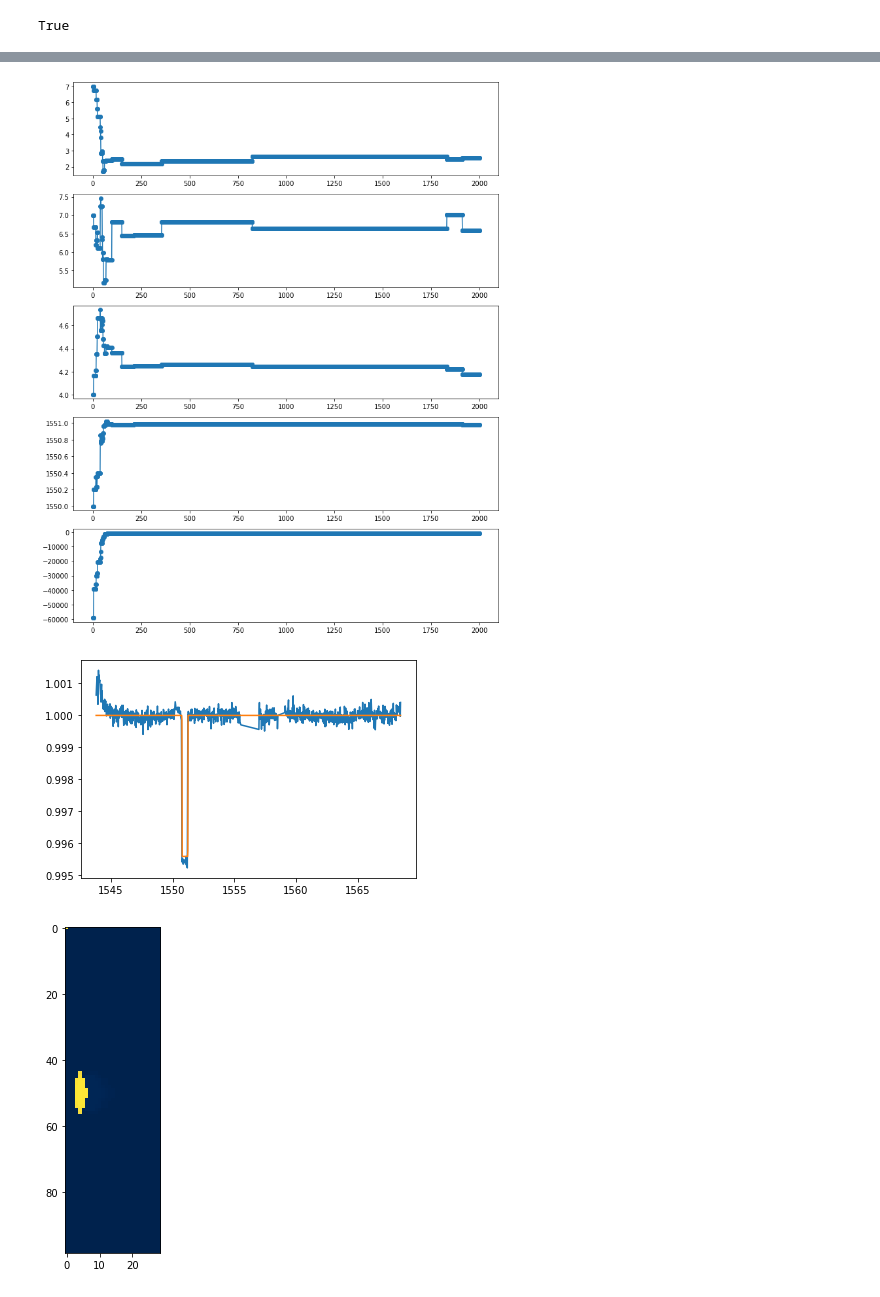
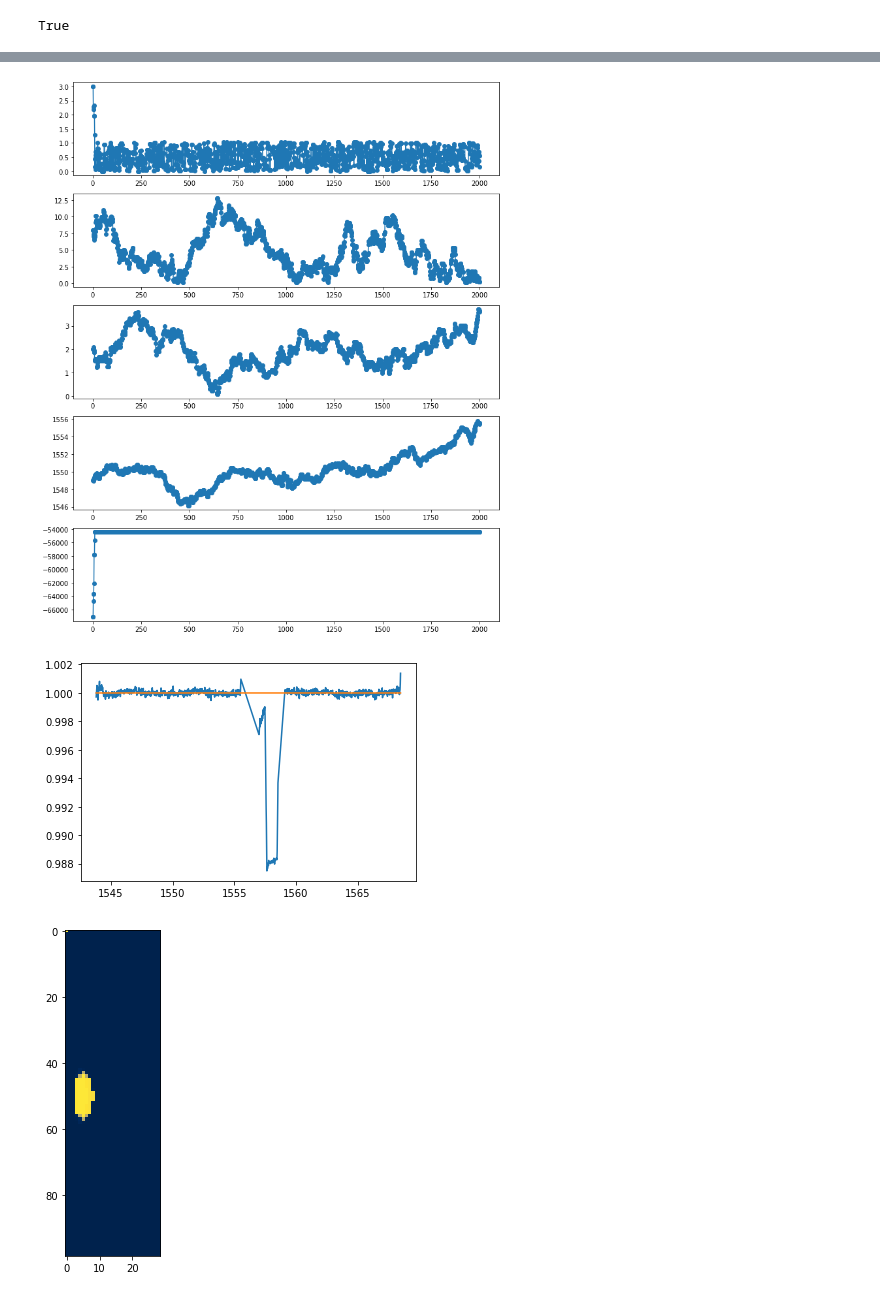
Before and after one commit to joshua-bromley/tessSignalInjection, a Jupyter notebook: mcmc/simpleSampler.ipynb, the cells around one changed output, grey strips where cells are left out. Cells and saved outputs as stored; diff of their text form; code cells hidden in the pictures.

```diff
--- a/mcmc/simpleSampler.ipynb
+++ b/mcmc/simpleSampler.ipynb
@@ -224,9 +224,9 @@ def tRefMcmc(theta0, cov, steps, times, flux, fluxErr):
         acceptanceRatio[step] = float(accepted)/steps
     return (positions, lnProbPos, acceptanceRatio)
 # %%
-times, flux, fluxErr = getData("tesslc_120203243540622")
+times, flux, fluxErr = getData("tesslc_14203244000000")
 cov = [0,0.5,0.5,0,0.1,np.std(times)/50]
-theta0 = [12,7,7,0,4,1550]
+theta0 = [4,3,8,0,2,1549]
 wandb.init(project = "mcmc_1", config={"Sides":theta0[0],"X Dimension":cov[1],"Y Dimension":cov[2],"Velocity":cov[4],"tRef":cov[5]})
 positions, lnProbPos, acceptanceRatio = mhMcmc(theta0, cov,2000, times, flux, fluxErr)
 wandb.finish()
@@ -281,10 +281,11 @@ fig, ax = plt.subplots(5,1, figsize = (10,12))
 for i in range(4):
     ax[i].plot(positions[:,i],'o-')
 ax[4].plot(lnProbPos,'o-')
+
 fig.tight_layout()
 plt.show()
 # %% [output]
-[figure, old version]
+[figure, new version]
 # %%
 xdim, ydim, velocity, tRef = positions[-1]
 points = generatePoints(12,xdim, ydim,xdim + 2,50,)
@@ -306,24 +307,24 @@ ax.plot(times,flux)
 ax.plot(times, planetLC)
 plt.show()
 # %% [output]
-[figure, old version]
+[figure, new version]
 # %%
 fig, ax = plt.subplots(figsize = (12,6))
 for position in positions:
     xdim, ydim, velocity, tRef = position
     points = generatePoints(12,xdim, ydim,xdim + 2,50)
     pointsList = [points]
     grid = []
     for i in range(100):
         for j in range(30):
             grid.append((i,j))
     planetGrid += fillShape(grid,pointsList)
 
-planetGrid[0][0] = 2000
+planetGrid[0][0] = len(positions)
 ax.imshow(planetGrid, cmap = 'cividis')
 plt.show()
 # %% [output]
-[figure, old version]
+[figure, new version]
 # %%
 fig, ax = plt.subplots(4,1)
 for i in range(4):
```
Also changed, not shown: parts of 3 cells of this notebook.
